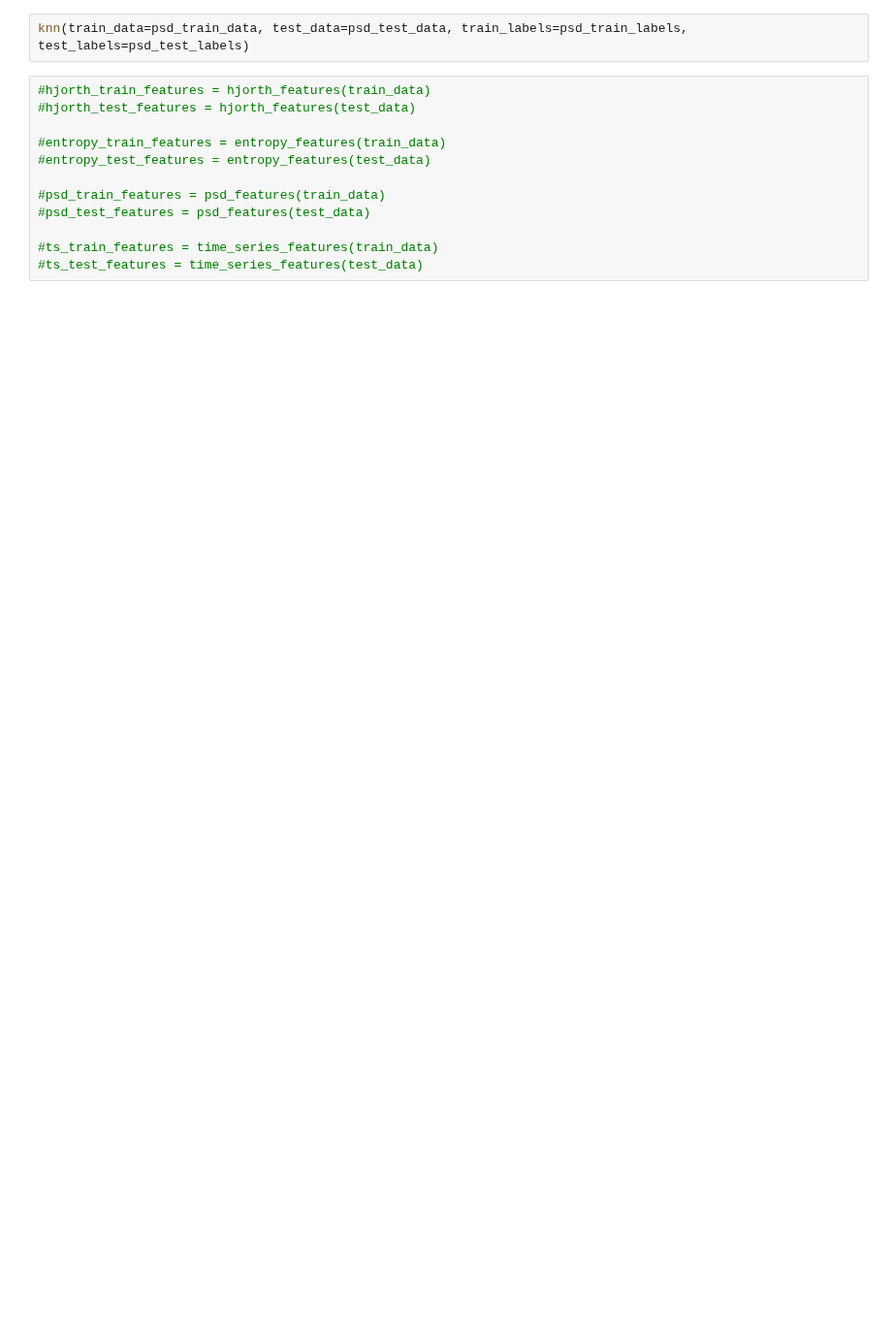
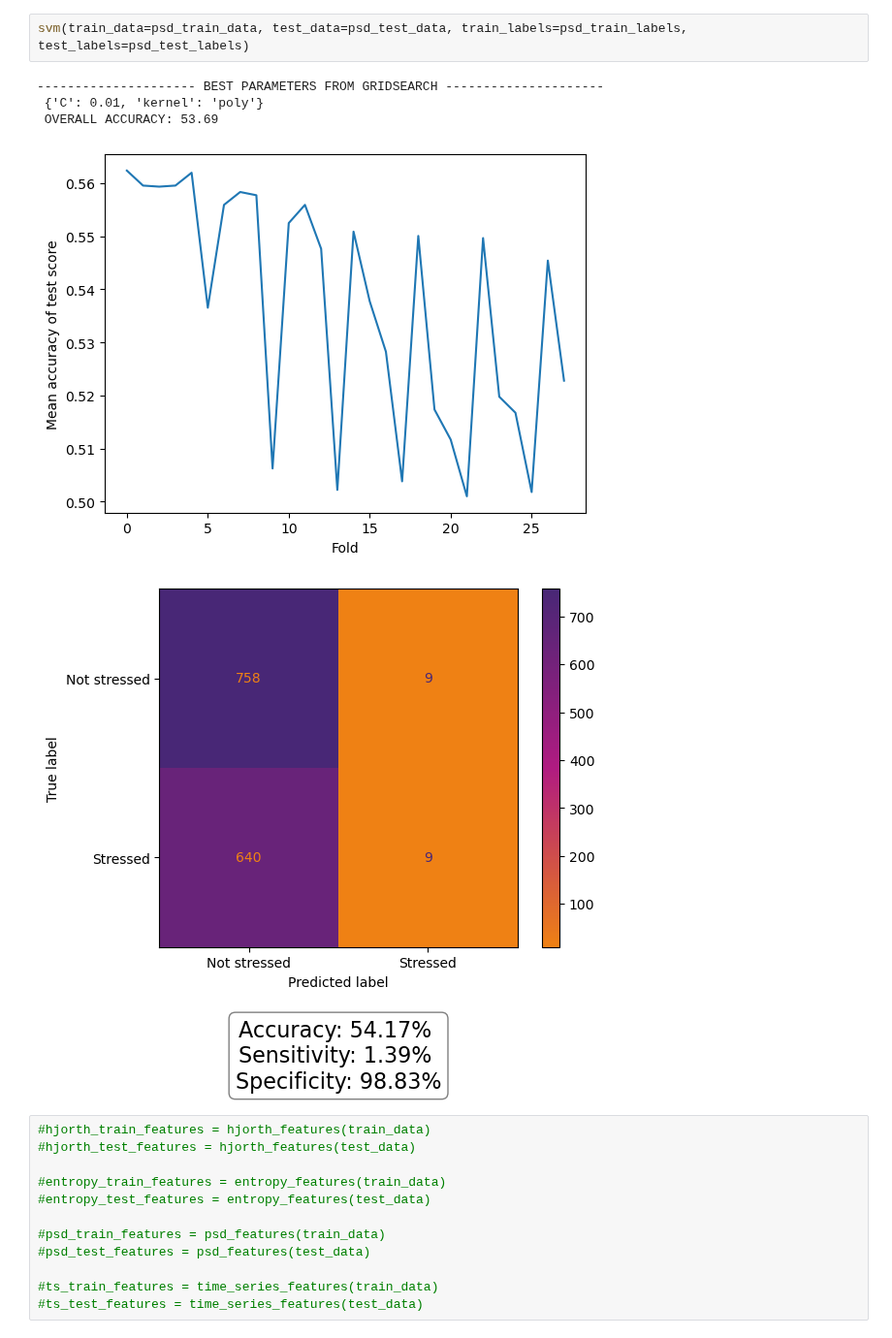
Before and after one commit to idamand/stress_detection_EEG, a Jupyter notebook: test3.ipynb, the cells around one changed output. Shown at 97% size. Cells and saved outputs as stored; diff of their text form; blank space fills up the shorter version.

```diff
--- a/test3.ipynb
+++ b/test3.ipynb
@@ -26,5 +268,11 @@ psd_train_data, psd_test_data, psd_train_labels, psd_test_labels = prepare_data(
 # %%
-knn(train_data=psd_train_data, test_data=psd_test_data, train_labels=psd_train_labels, test_labels=psd_test_labels)
+svm(train_data=psd_train_data, test_data=psd_test_data, train_labels=psd_train_labels, test_labels=psd_test_labels)
+# %% [output]
+--------------------- BEST PARAMETERS FROM GRIDSEARCH ---------------------
+ {'C': 0.01, 'kernel': 'poly'}
+ OVERALL ACCURACY: 53.69
+[figure, added]
+[figure, added]
 # %%
 #hjorth_train_features = hjorth_features(train_data)
 #hjorth_test_features = hjorth_features(test_data)
```
Also changed, not shown: parts of 9 cells of this notebook, 31 other files.
